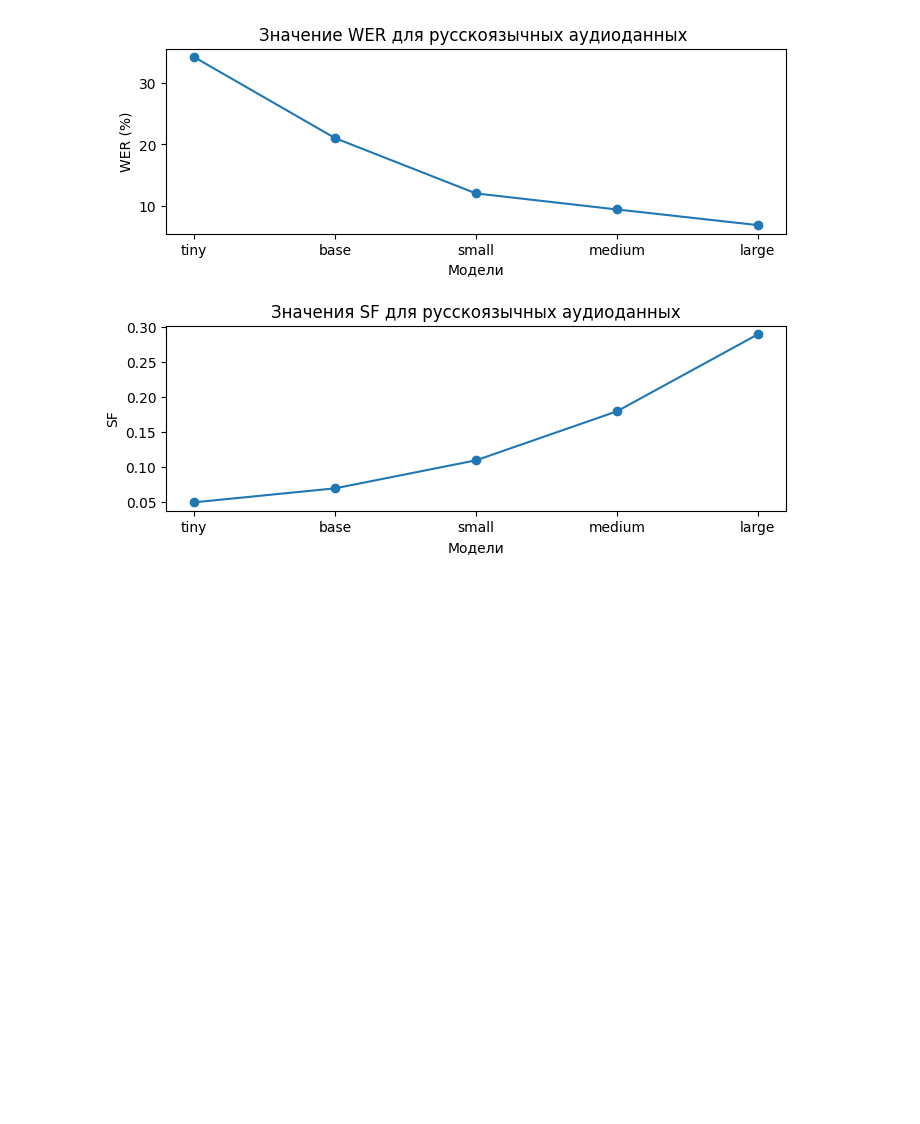
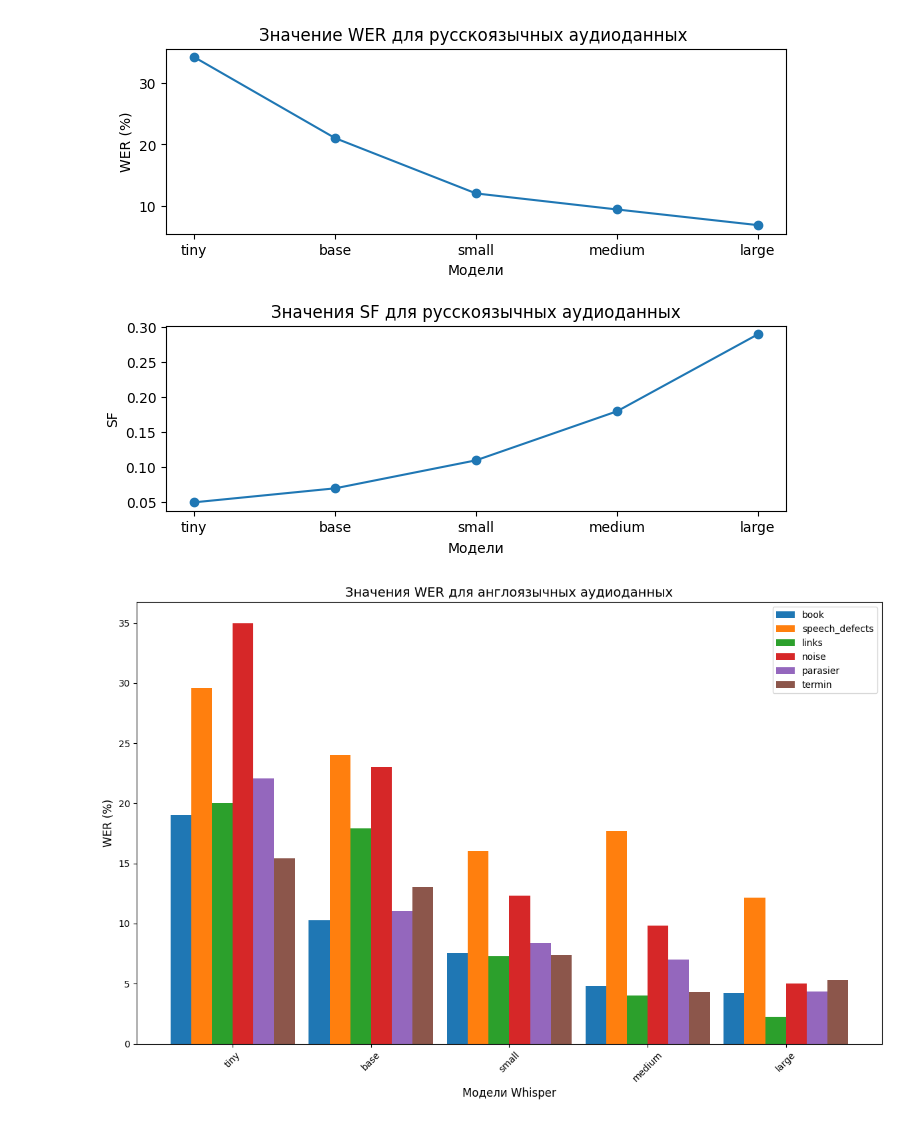
Before and after one commit to Polineska/SpeechRecognition, a Jupyter notebook: Whisper_analysis.ipynb, the cells around one changed output. Saved outputs shown, nothing was run; the diff lists cells and outputs as text; code cells hidden in the pictures; blank space fills up the shorter version.

```diff
--- a/Whisper_analysis.ipynb
+++ b/Whisper_analysis.ipynb
@@ -503,3 +498,39 @@ plt.subplots_adjust(hspace=0.5)
 plt.show()
 # %% [output]
 [figure]
+# %%
+import matplotlib.pyplot as plt
+import numpy as np
+
+models = ['tiny', 'base', 'small', 'medium', 'large']
+book = [19.03,	10.25,	7.58,	4.79,	4.26]
+speech_defects = [29.58,	23.99,	16.05,	17.69,	12.13]
+links = [20.03,	17.93,	7.31, 4.04, 2.25]
+noise = [34.98,	23.01,	12.3,	9.81,	5.0]
+parasier = [22.05,	11.04,	8.37,	7.01,	4.35,]
+termin = [15.44,	13.02,	7.37,	4.30,	5.28]
+
+x = np.arange(len(models))
+width = 0.15
+
+fig, ax = plt.subplots(figsize=(12, 8))
+
+rects1 = ax.bar(x - 2.5*width, book, width, label='book')
+rects2 = ax.bar(x - 1.5*width, speech_defects, width, label='speech_defects')
+rects3 = ax.bar(x - 0.5*width, links, width, label='links')
+rects4 = ax.bar(x + 0.5*width, noise, width, label='noise')
+rects5 = ax.bar(x + 1.5*width, parasier, width, label='parasier')
+rects6 = ax.bar(x + 2.5*width, termin, width, label='termin')
+
+ax.set_xlabel('Модели Whisper', fontsize=12)
+ax.set_ylabel('WER (%)', fontsize=12)
+ax.set_title('Значения WER для англоязычных аудиоданных', fontsize=14)
+ax.set_xticks(x)
+ax.set_xticklabels(models)
+ax.legend()
+
+plt.xticks(rotation=45)
+fig.tight_layout()
+plt.show()
+# %% [output]
+[figure, added]
```
Also changed, not shown: parts of 2 cells of this notebook.
